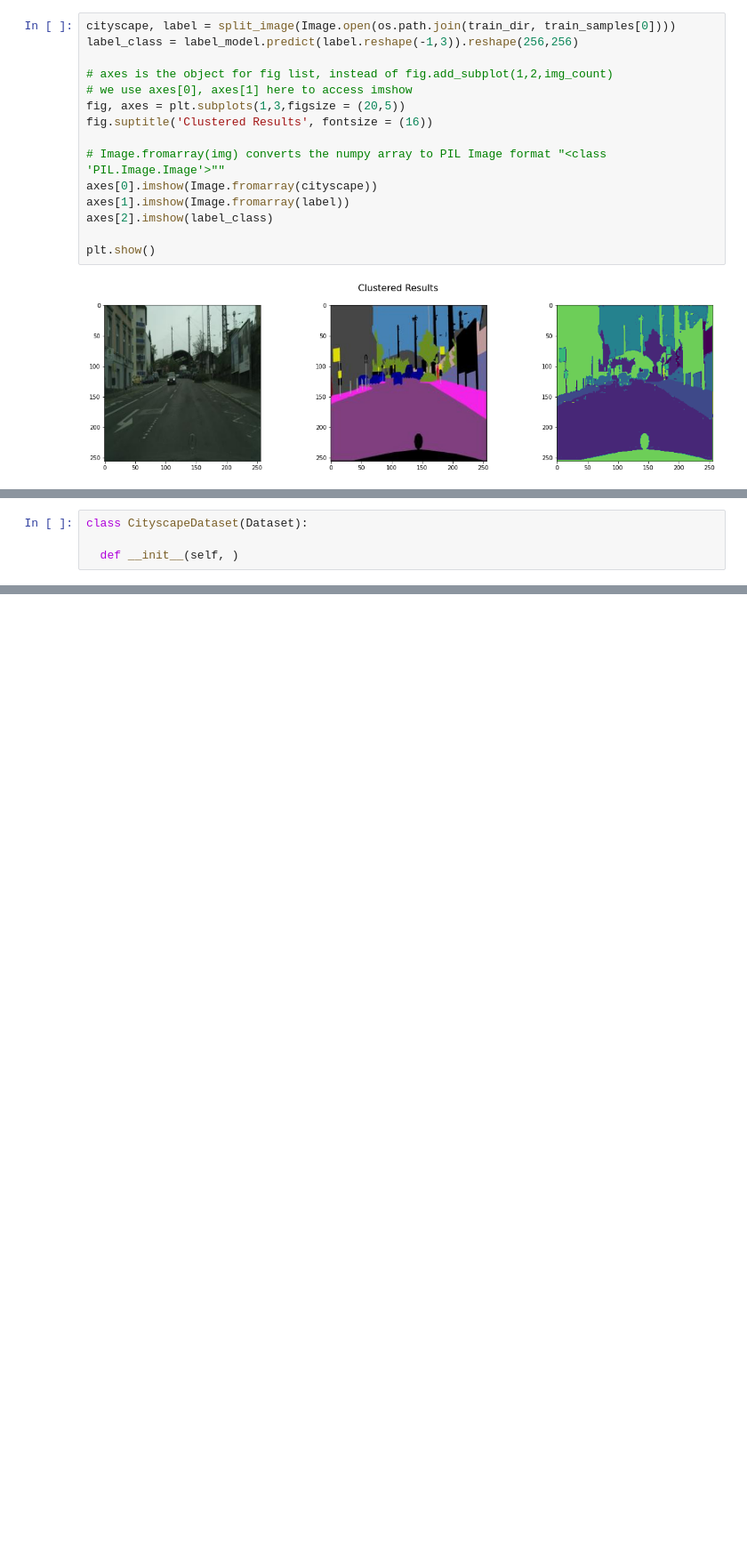
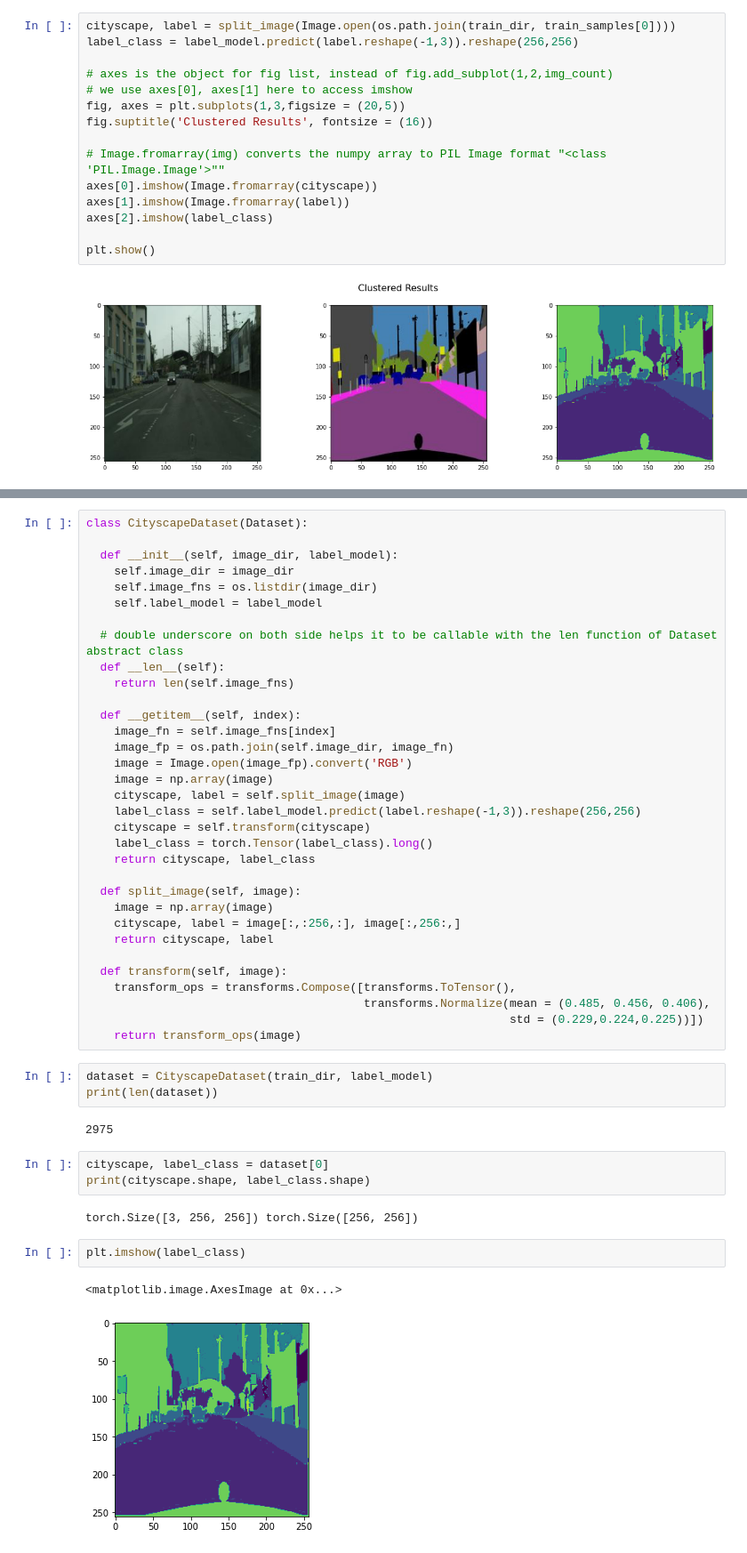
Before and after one commit to sayan0506/DIscriminative-Learning-in-Semantic-Segmentation-on-Cityscape-Dataset, a Jupyter notebook: Pretrained_Resnet_18_with_Discriminative_learning.ipynb, the cells around one changed output, grey strips where cells are left out. Shown at 89% size. Drawn from its saved outputs; the diff is of its cells as text; blank space fills up the shorter version.

```diff
--- a/Pretrained_Resnet_18_with_Discriminative_learning.ipynb
+++ b/Pretrained_Resnet_18_with_Discriminative_learning.ipynb
@@ -274,4 +271,0 @@ plt.show()
-# %%
-class CityscapeDataset(Dataset):
-
-  def __init__(self, )
@@ -277,0 +276,48 @@ class CityscapeDataset(Dataset):
+# %%
+class CityscapeDataset(Dataset):
+
+  def __init__(self, image_dir, label_model):
+    self.image_dir = image_dir
+    self.image_fns = os.listdir(image_dir)
+    self.label_model = label_model
+
+  # double underscore on both side helps it to be callable with the len function of Dataset abstract class
+  def __len__(self):
+    return len(self.image_fns)
+
+  def __getitem__(self, index):
+    image_fn = self.image_fns[index]
+    image_fp = os.path.join(self.image_dir, image_fn)
+    image = Image.open(image_fp).convert('RGB')
+    image = np.array(image)
+    cityscape, label = self.split_image(image)
+    label_class = self.label_model.predict(label.reshape(-1,3)).reshape(256,256)
+    cityscape = self.transform(cityscape)
+    label_class = torch.Tensor(label_class).long()
+    return cityscape, label_class
+
+  def split_image(self, image):
+    image = np.array(image)
+    cityscape, label = image[:,:256,:], image[:,256:,]
+    return cityscape, label
+
+  def transform(self, image):
+    transform_ops = transforms.Compose([transforms.ToTensor(),
+                                        transforms.Normalize(mean = (0.485, 0.456, 0.406),
+                                                             std = (0.229,0.224,0.225))])
+    return transform_ops(image)
+# %%
+dataset = CityscapeDataset(train_dir, label_model)
+print(len(dataset))
+# %% [output]
+2975
+# %%
+cityscape, label_class = dataset[0]
+print(cityscape.shape, label_class.shape)
+# %% [output]
+torch.Size([3, 256, 256]) torch.Size([256, 256])
+# %%
+plt.imshow(label_class)
+# %% [output]
+<matplotlib.image.AxesImage at 0x...>
+[figure, added]
```
Also changed, not shown: parts of 2 cells of this notebook.
